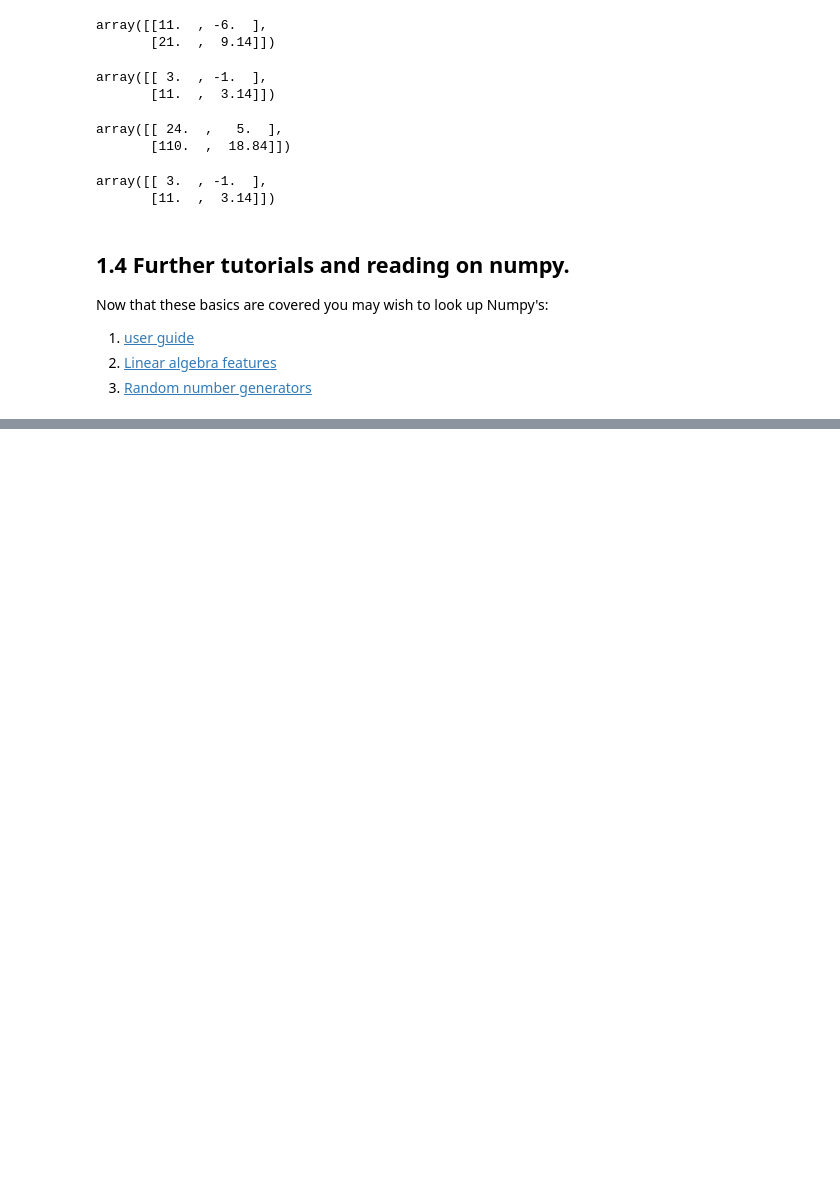
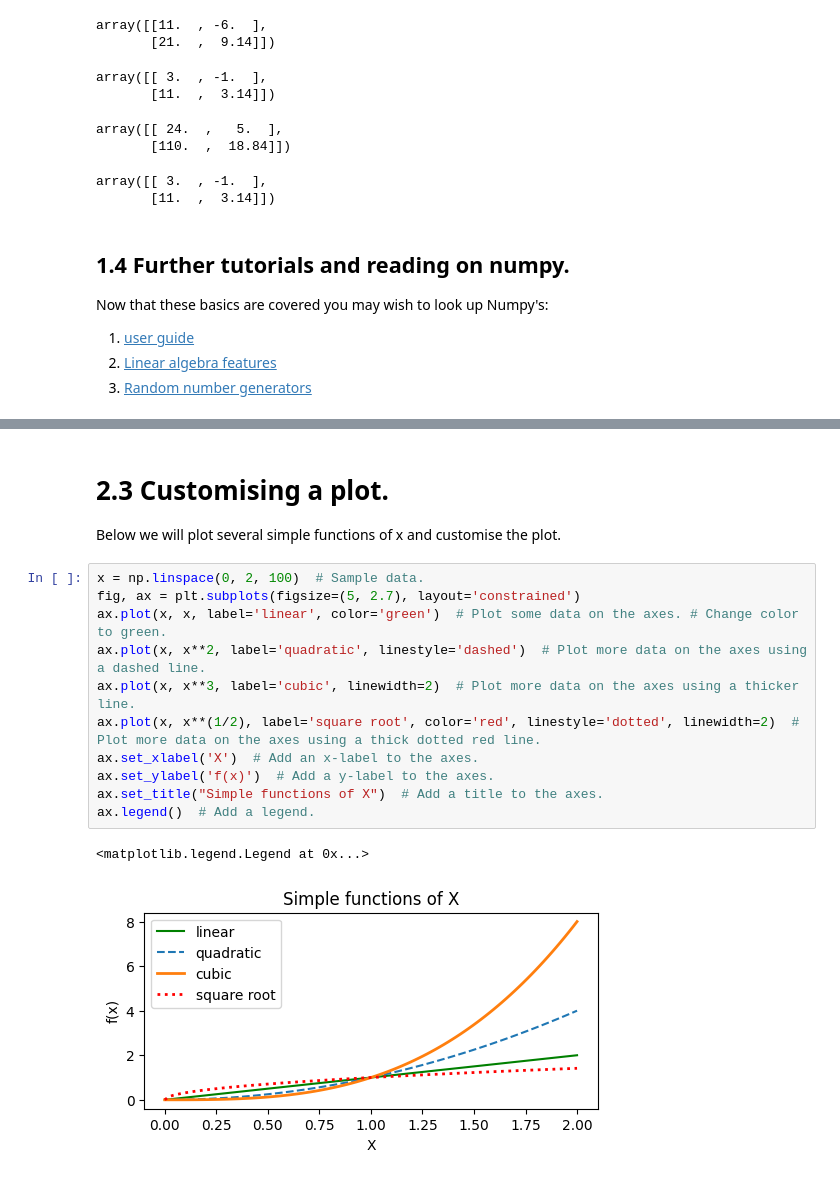
Before and after one commit to m-d-grunnill/Python-and-PyGOM-tuorial, a Jupyter notebook: Python_packages_for_Applied_Maths_and_PyGOM.ipynb, the cells around one changed output, grey strips where cells are left out. Cells and saved outputs as stored; diff of their text form; blank space fills up the shorter version.

```diff
--- a/Python_packages_for_Applied_Maths_and_PyGOM.ipynb
+++ b/Python_packages_for_Applied_Maths_and_PyGOM.ipynb
@@ -118,0 +154,18 @@ Now that these basics are covered you may wish to look up Numpy's:
+# %% [markdown]
+# 2.3 Customising a plot.
+
+Below we will plot several simple functions of x and customise the plot.
+# %%
+x = np.linspace(0, 2, 100)  # Sample data.
+fig, ax = plt.subplots(figsize=(5, 2.7), layout='constrained')
+ax.plot(x, x, label='linear', color='green')  # Plot some data on the axes. # Change color to green.
+ax.plot(x, x**2, label='quadratic', linestyle='dashed')  # Plot more data on the axes using a dashed line.
+ax.plot(x, x**3, label='cubic', linewidth=2)  # Plot more data on the axes using a thicker line.
+ax.plot(x, x**(1/2), label='square root', color='red', linestyle='dotted', linewidth=2)  # Plot more data on the axes using a thick dotted red line.
+ax.set_xlabel('X')  # Add an x-label to the axes.
+ax.set_ylabel('f(x)')  # Add a y-label to the axes.
+ax.set_title("Simple functions of X")  # Add a title to the axes.
+ax.legend()  # Add a legend.
+# %% [output]
+<matplotlib.legend.Legend at 0x...>
+[figure, added]
```
Also changed, not shown: parts of 22 cells of this notebook, 1 other file.
